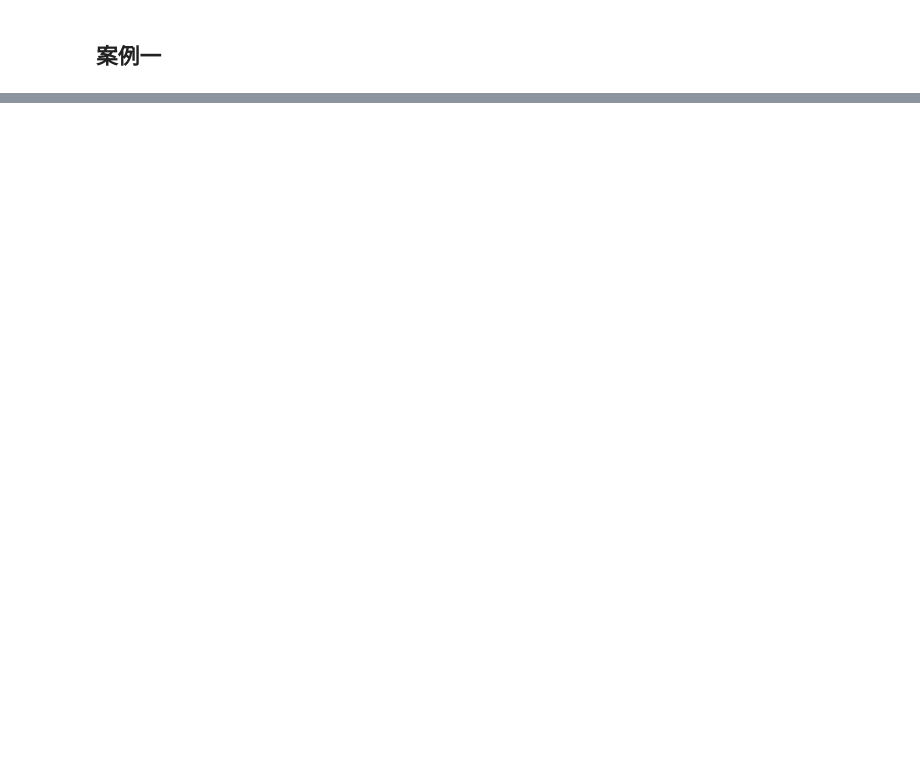
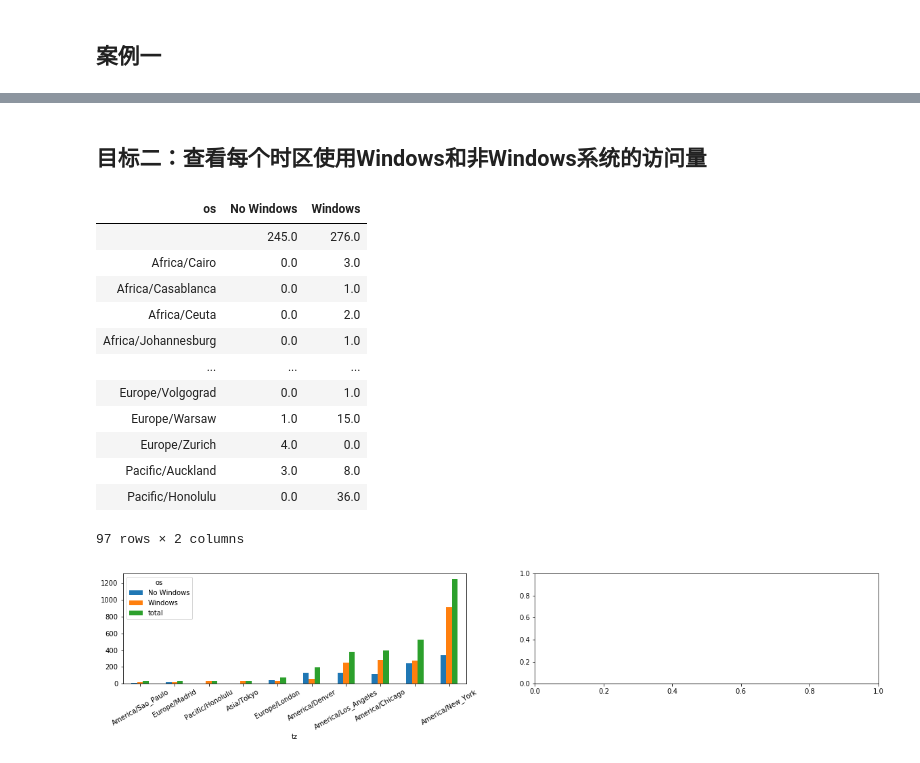
Before and after one commit to silianpan/pydata-book, a Jupyter notebook: case1.ipynb, the cells around one changed output, grey strips where cells are left out. Saved outputs shown, nothing was run; the diff lists cells and outputs as text; code cells hidden in the pictures; blank space fills up the shorter version.

```diff
--- a/case1.ipynb
+++ b/case1.ipynb
@@ -25,0 +76,50 @@ for line in fobj:
+# %% [markdown]
+## 目标二：查看每个时区使用Windows和非Windows系统的访问量
+# %%
+import numpy as np
+# 判断是否是Windows，采用字符串包含
+win = df['a'].str.contains('Windows')
+# np.where(条件，条件为True对应的值，条件为False对应的值)
+# 条件返回一个字符串
+win2 = np.where(win, 'Windows', 'No Windows')
+# 新增OS，把数组放回去
+df['os'] = win2
+df2 = df[['tz', 'os']]
+# print(df2)
+# 对时区和os分组，求数量
+df3 = df2.groupby(['tz', 'os']).size()
+# 填充缺失值得函数，将数值为0
+df4 = df3.unstack()[['No Windows', 'Windows']].fillna(0)
+
+# 第一种排序
+# 求两列和
+df4['total'] = df4['No Windows'] + df4['Windows']
+# 排序去最后10个
+df5 = df4.sort_values(by='total')[-10:]
+fig, axes = plt.subplots(1, 2)
+# 绘制水平柱状图
+df5.plot.bar(ax=axes[0], rot=30)
+
+# 第二种排序
+# 函数应用
+def total_sort(x):
+#     print(x['os'])
+    return x.sort_values()
+#     return (x['No Windows'] + x['Windows']).sort_values()
+df6 = df4.drop('total', axis = 1)
+df6.apply(total_sort)
+# %% [output]
+| os | No Windows | Windows |
+|  | 245.0 | 276.0 |
+| Africa/Cairo | 0.0 | 3.0 |
+| Africa/Casablanca | 0.0 | 1.0 |
+| Africa/Ceuta | 0.0 | 2.0 |
+| Africa/Johannesburg | 0.0 | 1.0 |
+| ... | ... | ... |
+| Europe/Volgograd | 0.0 | 1.0 |
+| Europe/Warsaw | 1.0 | 15.0 |
+| Europe/Zurich | 4.0 | 0.0 |
+| Pacific/Auckland | 3.0 | 8.0 |
+| Pacific/Honolulu | 0.0 | 36.0 |
+97 rows × 2 columns
+[figure, added]
```
Also changed, not shown: parts of 2 cells of this notebook, 1 other file.
